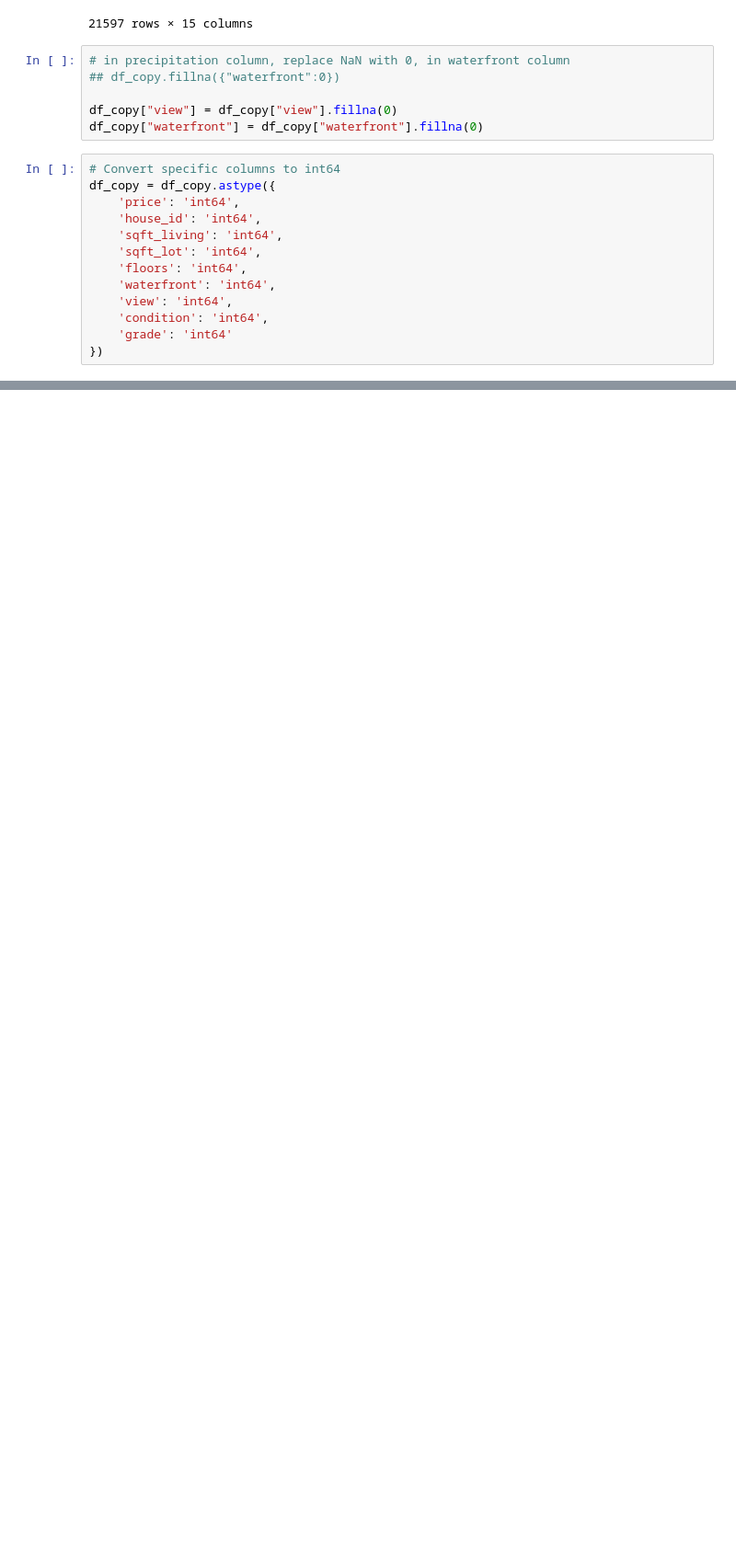
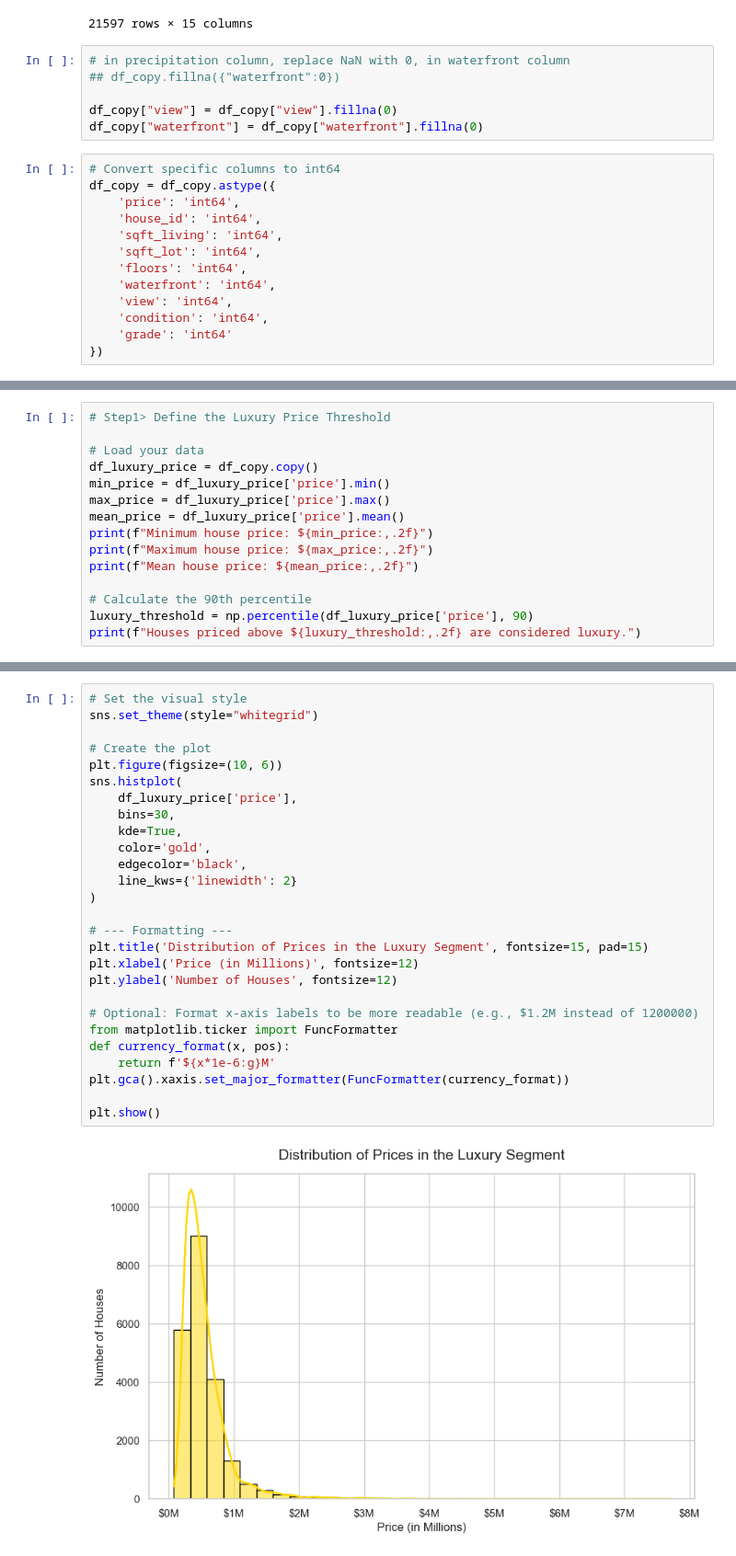
Before and after one commit to lingriosmichael/eda_template, a Jupyter notebook: my_file.ipynb, the cells around one changed output, grey strips where cells are left out. Shown at 92% size. Cells and saved outputs as stored; diff of their text form; blank space fills up the shorter version.

```diff
--- a/my_file.ipynb
+++ b/my_file.ipynb
@@ -243,0 +288,15 @@ how many houses are in the top 10% ( prices ). --> np.percentile
+# %%
+# Step1> Define the Luxury Price Threshold
+
+# Load your data
+df_luxury_price = df_copy.copy()
+min_price = df_luxury_price['price'].min()
+max_price = df_luxury_price['price'].max()
+mean_price = df_luxury_price['price'].mean()
+print(f"Minimum house price: ${min_price:,.2f}")
+print(f"Maximum house price: ${max_price:,.2f}")
+print(f"Mean house price: ${mean_price:,.2f}")
+
+# Calculate the 90th percentile
+luxury_threshold = np.percentile(df_luxury_price['price'], 90)
+print(f"Houses priced above ${luxury_threshold:,.2f} are considered luxury.")
@@ -243,0 +523,29 @@ how many houses are in the top 10% ( prices ). --> np.percentile
+# %%
+# Set the visual style
+sns.set_theme(style="whitegrid")
+
+# Create the plot
+plt.figure(figsize=(10, 6))
+sns.histplot(
+    df_luxury_price['price'],
+    bins=30,
+    kde=True,
+    color='gold',
+    edgecolor='black',
+    line_kws={'linewidth': 2}
+)
+
+# --- Formatting ---
+plt.title('Distribution of Prices in the Luxury Segment', fontsize=15, pad=15)
+plt.xlabel('Price (in Millions)', fontsize=12)
+plt.ylabel('Number of Houses', fontsize=12)
+
+# Optional: Format x-axis labels to be more readable (e.g., $1.2M instead of 1200000)
+from matplotlib.ticker import FuncFormatter
+def currency_format(x, pos):
+    return f'${x*1e-6:g}M'
+plt.gca().xaxis.set_major_formatter(FuncFormatter(currency_format))
+
+plt.show()
+# %% [output]
+[figure, added]
```
Also changed, not shown: parts of 23 cells of this notebook.
